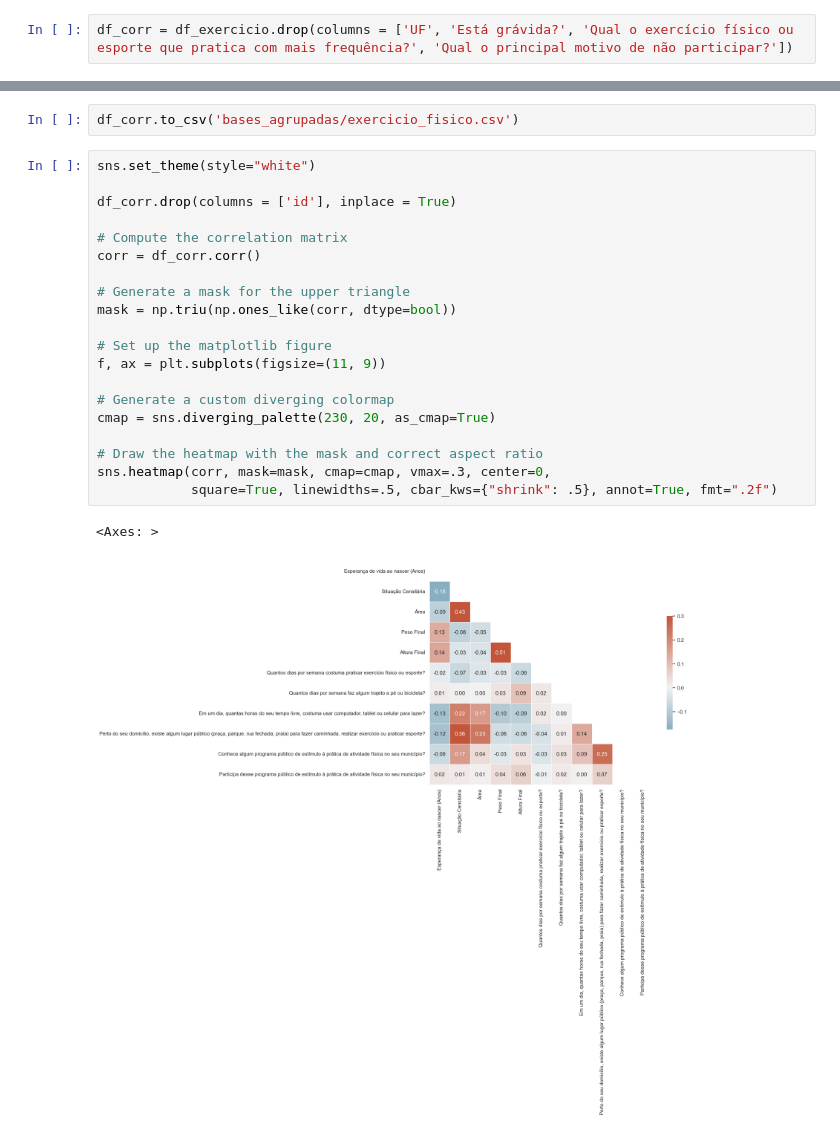
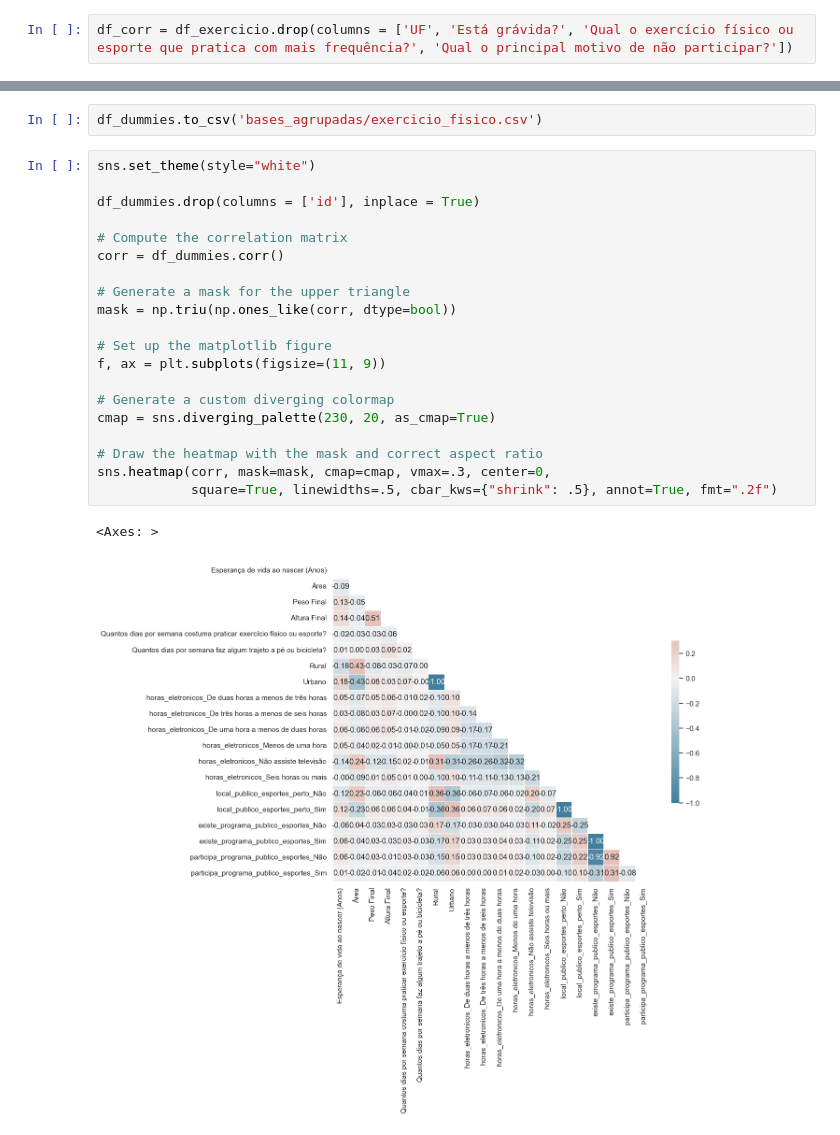
Before and after one commit to maafinotti/TCC-PNS, a Jupyter notebook: PNS_exercicio_fisico.ipynb, the cells around one changed output, grey strips where cells are left out. Cells and saved outputs as stored; diff of their text form.

Commit message:
criação de dummies para as matrizes de correlação

```diff
--- a/PNS_exercicio_fisico.ipynb
+++ b/PNS_exercicio_fisico.ipynb
@@ -49,25 +85,25 @@ df_corr = df_exercicio.drop(columns = ['UF', 'Está grávida?', 'Qual o exercíc
 # %%
-df_corr.to_csv('bases_agrupadas/exercicio_fisico.csv')
+df_dummies.to_csv('bases_agrupadas/exercicio_fisico.csv')
 # %%
 sns.set_theme(style="white")
 
-df_corr.drop(columns = ['id'], inplace = True)
+df_dummies.drop(columns = ['id'], inplace = True)
 
 # Compute the correlation matrix
-corr = df_corr.corr()
+corr = df_dummies.corr()
 
 # Generate a mask for the upper triangle
 mask = np.triu(np.ones_like(corr, dtype=bool))
 
 # Set up the matplotlib figure
 f, ax = plt.subplots(figsize=(11, 9))
 
 # Generate a custom diverging colormap
 cmap = sns.diverging_palette(230, 20, as_cmap=True)
 
 # Draw the heatmap with the mask and correct aspect ratio
 sns.heatmap(corr, mask=mask, cmap=cmap, vmax=.3, center=0,
             square=True, linewidths=.5, cbar_kws={"shrink": .5}, annot=True, fmt=".2f")
 # %% [output]
 <Axes: >
-[figure, old version]
+[figure, new version]
```
Also changed, not shown: parts of 1 cell of this notebook, 4 other files.
